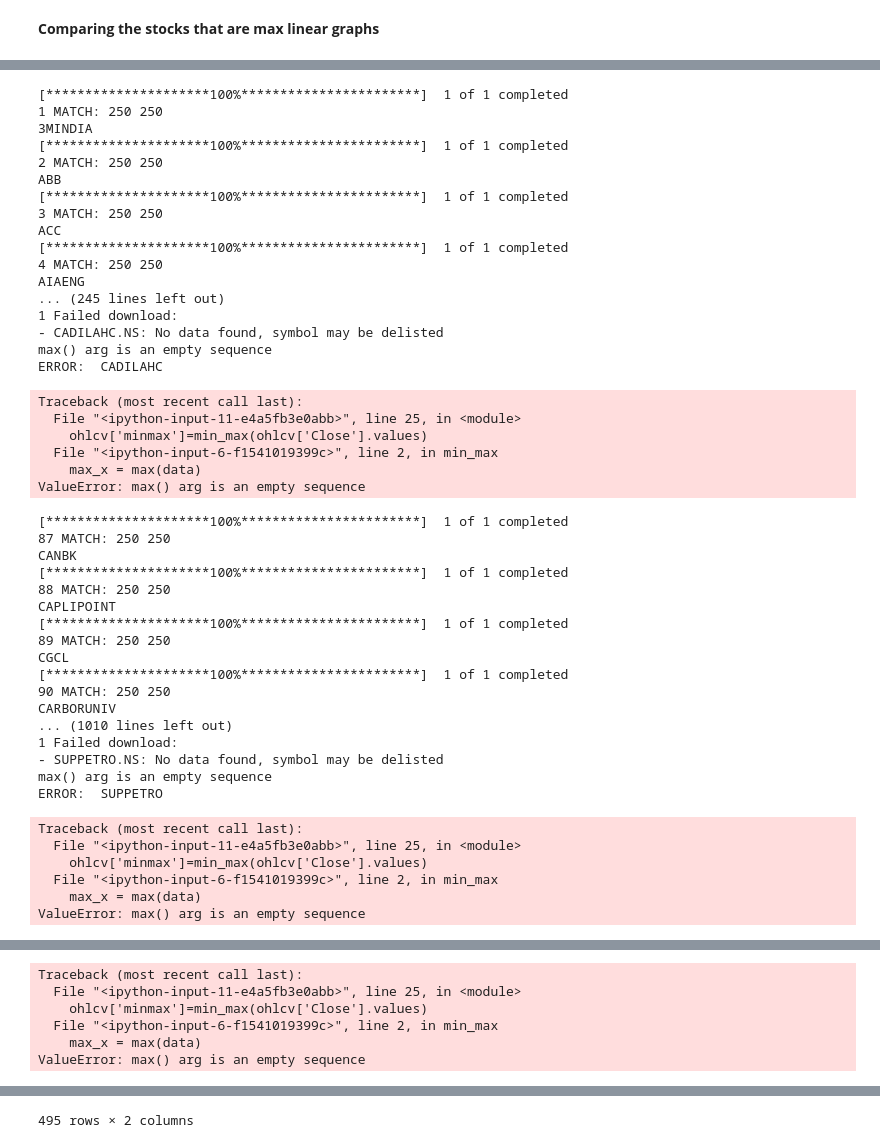
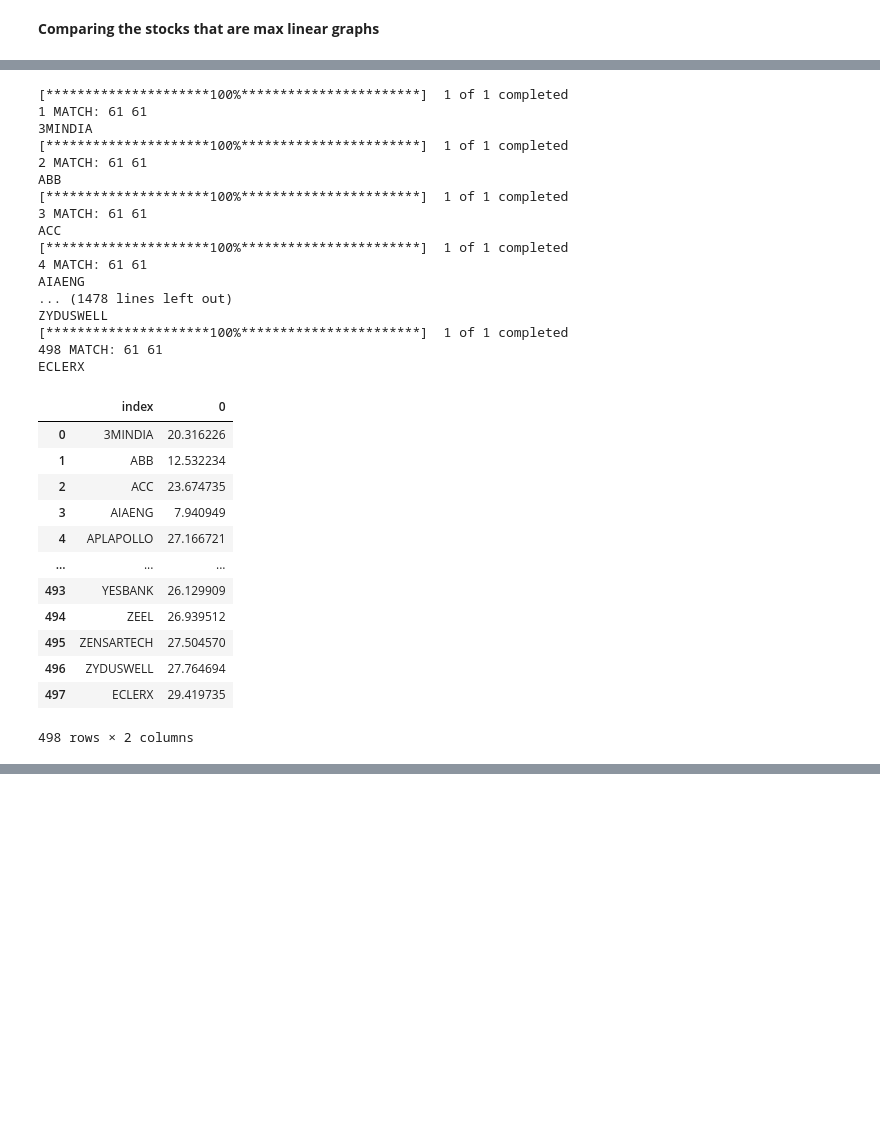
Before and after one commit to bommojuvishu/stocksgraphcomp, a Jupyter notebook: stock_graph_comp.ipynb, the cells around one changed output, grey strips where cells are left out. Drawn from its saved outputs; the diff is of its cells as text; code cells hidden in the pictures; blank space fills up the shorter version.

```diff
--- a/stock_graph_comp.ipynb
+++ b/stock_graph_comp.ipynb
@@ -75,8 +75,9 @@ liststocks = ["3MINDIA","ABB","ACC","AIAENG","APLAPOLLO","AUBANK","AARTIDRUGS","
 # liststocks = ["DRREDDY","ITC","TECHM","BPCL","ULTRACEMCO","SUNPHARMA","WIPRO","BRITANNIA","INFY","HCLTECH","UPL","NESTLEIND","CIPLA","HDFCBANK","TCS","SBIN","IOC","SHREECEM","ADANIPORTS","INDUSINDBK","NTPC","BAJAJ-AUTO","ICICIBANK","DIVISLAB","HDFCLIFE","POWERGRID","GRASIM","TATASTEEL","RELIANCE","SBILIFE","KOTAKBANK","LT","HDFC","BAJAJFINSV","TATACONSUM","BHARTIARTL","ONGC","EICHERMOT","BAJFINANCE","AXISBANK","HINDALCO","HINDUNILVR","JSWSTEEL","COALINDIA","M&M","TATAMOTORS","HEROMOTOCO","ASIANPAINT","MARUTI","TITAN"]
 tickers={}
 
-TODAY = "2022-08-03"
-TODAY = dt.datetime.today().strftime('%Y-%m-%d')
+periodinput = 90
+TODAY = "2022-07-01"
+# TODAY = dt.datetime.today().strftime('%Y-%m-%d')
 datetime_object = dt.datetime.strptime(TODAY, '%Y-%m-%d')
 
 count=0
@@ -85,7 +86,7 @@ for name in liststocks:
         finalresult = []
         count = count +1
         # periods = ['1mo','3mo','6mo','1y']
-        periods = [365]
+        periods = [periodinput]
         percentile = [1,3,6,12]
         i=0
         rsi = 0
@@ -98,71 +99,56 @@ for name in liststocks:
             ohlcv['minmax']=min_max(ohlcv['Close'].values)
             print(count,"MATCH:",len(ohlcv), len(createList(ohlcv)))
             ohlcv['expected'] = createList(ohlcv)
-            ohlcv['result'] = ohlcv.apply(lambda x: (x['expected'] - x['minmax']) if x['expected'] > x['minmax']  else 0 , axis=1)
+            # ohlcv['result'] = ohlcv.apply(lambda x: (x['expected'] - x['minmax']) if x['expected'] > x['minmax']  else 0 , axis=1)
+            ohlcv['result'] = ohlcv.apply(lambda x: (x['expected'] - x['minmax']) , axis=1)
             ohlcv['result'] = ohlcv['result'].abs()
             # plotgraph(ohlcv)
             # sumofpos = ohlcv[ohlcv['result']>0].sum()
             # finalresult.append(sumofpos)
             print(name )
             finalresult.append(sum(ohlcv['result']))
 
 
         tickers[name] = finalresult
 
     except Exception as ex:
         print(ex)#raised if `y` is empty.
         print("ERROR: ", name)
         liststocks.remove(name)
         traceback.print_exc()
 
 
 df=pd.DataFrame.from_dict(tickers,orient='index')
 df = df.reset_index()
 df
 # %% [output]
 [*********************100%***********************]  1 of 1 completed
-1 MATCH: 250 250
+1 MATCH: 61 61
 3MINDIA
 [*********************100%***********************]  1 of 1 completed
-2 MATCH: 250 250
+2 MATCH: 61 61
 ABB
 [*********************100%***********************]  1 of 1 completed
-3 MATCH: 250 250
+3 MATCH: 61 61
 ACC
 [*********************100%***********************]  1 of 1 completed
-4 MATCH: 250 250
+4 MATCH: 61 61
 AIAENG
-... (245 lines left out)
-1 Failed download:
-- CADILAHC.NS: No data found, symbol may be delisted
-max() arg is an empty sequence
-ERROR:  CADILAHC
+... (1478 lines left out)
+ZYDUSWELL
+[*********************100%***********************]  1 of 1 completed
+498 MATCH: 61 61
+ECLERX
+|  | index | 0 |
+| 0 | 3MINDIA | 20.316226 |
+| 1 | ABB | 12.532234 |
+| 2 | ACC | 23.674735 |
+| 3 | AIAENG | 7.940949 |
+| 4 | APLAPOLLO | 27.166721 |
+| ... | ... | ... |
+| 493 | YESBANK | 26.129909 |
+| 494 | ZEEL | 26.939512 |
+| 495 | ZENSARTECH | 27.504570 |
+| 496 | ZYDUSWELL | 27.764694 |
+| 497 | ECLERX | 29.419735 |
-Traceback (most recent call last):
-  File "<ipython-input-11-e4a5fb3e0abb>", line 25, in <module>
-    ohlcv['minmax']=min_max(ohlcv['Close'].values)
-  File "<ipython-input-6-f1541019399c>", line 2, in min_max
-    max_x = max(data)
-ValueError: max() arg is an empty sequence
+498 rows × 2 columns
-[*********************100%***********************]  1 of 1 completed
-87 MATCH: 250 250
-CANBK
-[*********************100%***********************]  1 of 1 completed
-88 MATCH: 250 250
-CAPLIPOINT
-[*********************100%***********************]  1 of 1 completed
-89 MATCH: 250 250
-CGCL
-[*********************100%***********************]  1 of 1 completed
-90 MATCH: 250 250
-CARBORUNIV
-... (1010 lines left out)
-1 Failed download:
-- SUPPETRO.NS: No data found, symbol may be delisted
-max() arg is an empty sequence
-ERROR:  SUPPETRO
-Traceback (most recent call last):
-  File "<ipython-input-11-e4a5fb3e0abb>", line 25, in <module>
-    ohlcv['minmax']=min_max(ohlcv['Close'].values)
-  File "<ipython-input-6-f1541019399c>", line 2, in min_max
-    max_x = max(data)
-ValueError: max() arg is an empty sequence
@@ -186,6 +154,0 @@ ERROR:  WABCOINDIA
-Traceback (most recent call last):
-  File "<ipython-input-11-e4a5fb3e0abb>", line 25, in <module>
-    ohlcv['minmax']=min_max(ohlcv['Close'].values)
-  File "<ipython-input-6-f1541019399c>", line 2, in min_max
-    max_x = max(data)
-ValueError: max() arg is an empty sequence
@@ -221,4 +155,3 @@ ECLERX
-495 rows × 2 columns
 # %%
 df
 # %% [output]
```
Also changed, not shown: parts of 3 cells of this notebook.
